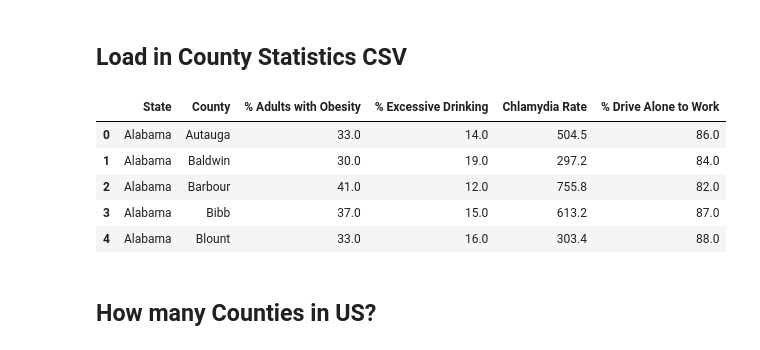
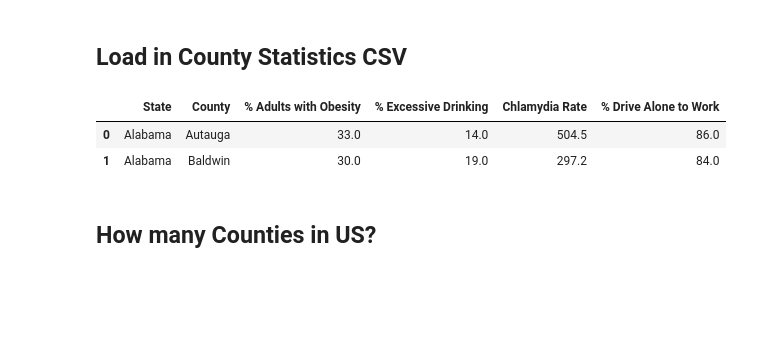
Before and after one commit to ClodettaV/Team_challenge_1, a Jupyter notebook: Dans_Part.ipynb, the cells around one changed output. Saved outputs shown, nothing was run; the diff lists cells and outputs as text; code cells hidden in the pictures; blank space fills up the shorter version.

```diff
--- a/Dans_Part.ipynb
+++ b/Dans_Part.ipynb
@@ -55,14 +55,11 @@ from My_Functions import haversine
 # %%
 # read County_Stats csv
 County_Stats_df = pd.read_csv("CountyStats.csv")
-County_Stats_df.head()
+County_Stats_df.head(2)
 # %% [output]
 |  | State | County | % Adults with Obesity | % Excessive Drinking | Chlamydia Rate | % Drive Alone to Work |
 | 0 | Alabama | Autauga | 33.0 | 14.0 | 504.5 | 86.0 |
 | 1 | Alabama | Baldwin | 30.0 | 19.0 | 297.2 | 84.0 |
-| 2 | Alabama | Barbour | 41.0 | 12.0 | 755.8 | 82.0 |
-| 3 | Alabama | Bibb | 37.0 | 15.0 | 613.2 | 87.0 |
-| 4 | Alabama | Blount | 33.0 | 16.0 | 303.4 | 88.0 |
 # %% [markdown]
 ## How many Counties in US?
 # %%
```
Also changed, not shown: parts of 43 cells of this notebook.
